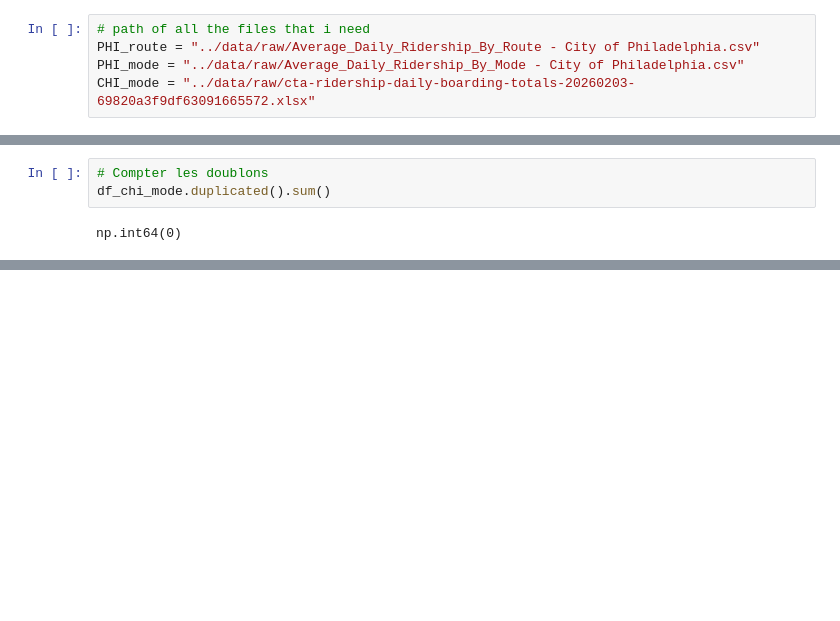
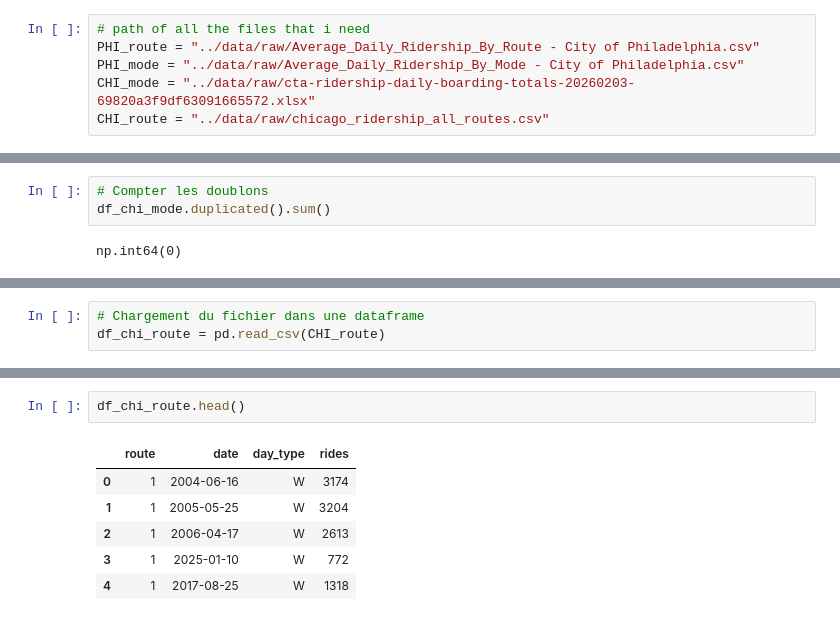
Before and after one commit to Chaimaa-Maach/urban-transit-ridership-analysis-powerbi, a Jupyter notebook: notebooks/EDA.ipynb, the cells around one changed output, grey strips where cells are left out. Saved outputs shown, nothing was run; the diff lists cells and outputs as text; blank space fills up the shorter version.

```diff
--- a/notebooks/EDA.ipynb
+++ b/notebooks/EDA.ipynb
@@ -5,6 +5,7 @@ import pandas as pd
 PHI_route = "../data/raw/Average_Daily_Ridership_By_Route - City of Philadelphia.csv"
 PHI_mode = "../data/raw/Average_Daily_Ridership_By_Mode - City of Philadelphia.csv"
 CHI_mode = "../data/raw/cta-ridership-daily-boarding-totals-20260203-69820a3f9df63091665572.xlsx"
+CHI_route = "../data/raw/chicago_ridership_all_routes.csv"
 # %% [markdown]
 ### Philadelphie (CSV) : Import et standardisation
 # %% [markdown]
@@ -217,0 +221,3 @@ np.int64(0)
+# %%
+# Chargement du fichier dans une dataframe
+df_chi_route = pd.read_csv(CHI_route)
@@ -217,0 +249,9 @@ np.int64(0)
+# %%
+df_chi_route.head()
+# %% [output]
+|  | route | date | day_type | rides |
+| 0 | 1 | 2004-06-16 | W | 3174 |
+| 1 | 1 | 2005-05-25 | W | 3204 |
+| 2 | 1 | 2006-04-17 | W | 2613 |
+| 3 | 1 | 2025-01-10 | W | 772 |
+| 4 | 1 | 2017-08-25 | W | 1318 |
```
Also changed, not shown: parts of 4 cells of this notebook, 5 other files.
